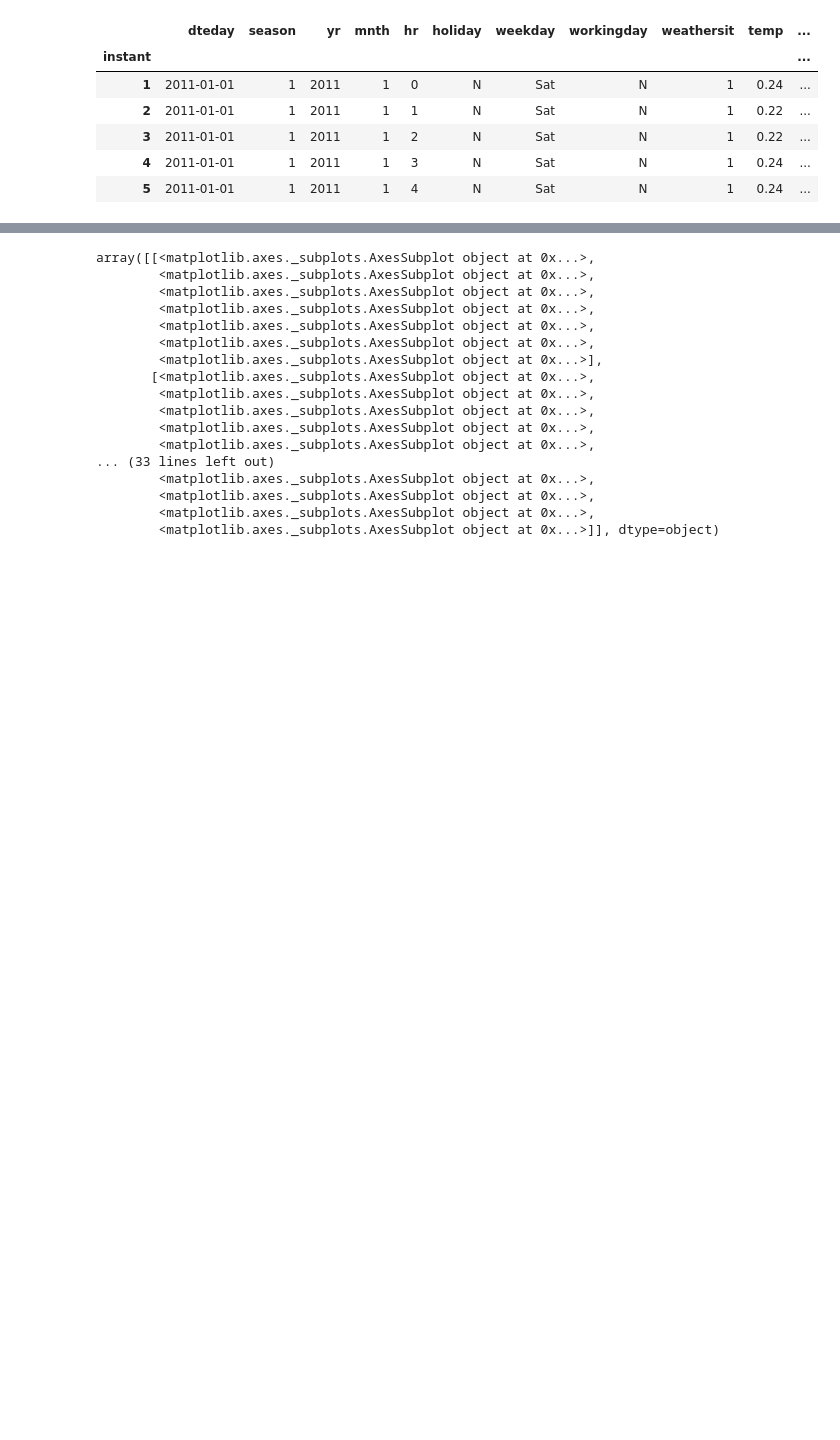
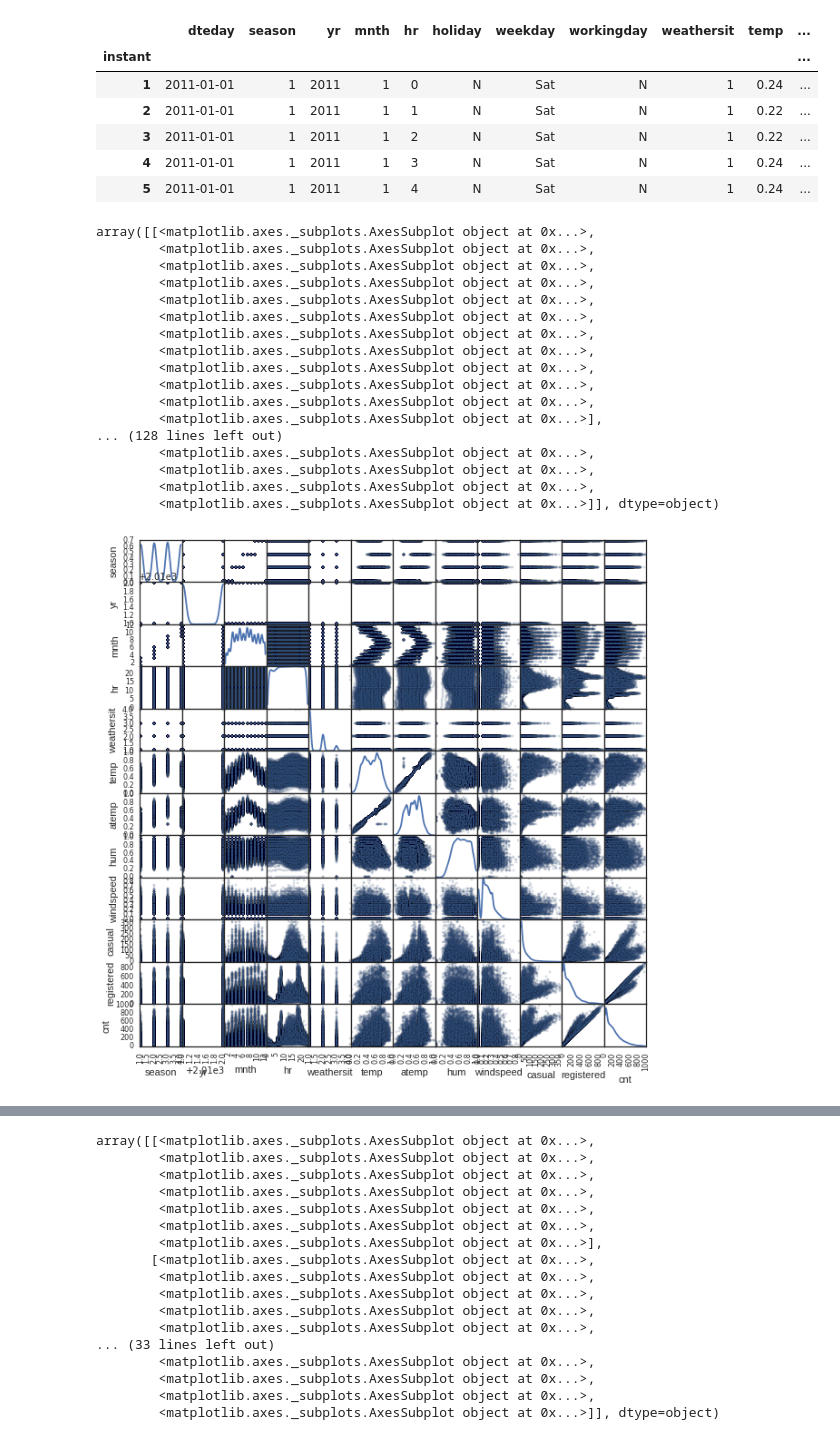
Before and after one commit to sallyi/ga_assignments, a Jupyter notebook: 02_Assignment.ipynb, the cells around one changed output, grey strips where cells are left out. Cells and saved outputs as stored; diff of their text form; code cells hidden in the pictures; blank space fills up the shorter version.

```diff
--- a/02_Assignment.ipynb
+++ b/02_Assignment.ipynb
@@ -88,3 +89,32 @@ bike.head()
 # %%
 # attempt to convert every value to a numeric type
 bike = bike.convert_objects(convert_numeric=True)
+# %%
+import numpy as np
+import pandas as pd
+from matplotlib import pyplot as plt
+import seaborn as sns
+
+sns.set_style('white')
+spat = pd.read_csv('../data/msleep.csv')
+spat.head()
+pd.scatter_matrix(bike, figsize=[10, 10], alpha=0.2, diagonal='kde') # kde
+# %% [output]
+array([[<matplotlib.axes._subplots.AxesSubplot object at 0x...>,
+        <matplotlib.axes._subplots.AxesSubplot object at 0x...>,
+        <matplotlib.axes._subplots.AxesSubplot object at 0x...>,
+        <matplotlib.axes._subplots.AxesSubplot object at 0x...>,
+        <matplotlib.axes._subplots.AxesSubplot object at 0x...>,
+        <matplotlib.axes._subplots.AxesSubplot object at 0x...>,
+        <matplotlib.axes._subplots.AxesSubplot object at 0x...>,
+        <matplotlib.axes._subplots.AxesSubplot object at 0x...>,
+        <matplotlib.axes._subplots.AxesSubplot object at 0x...>,
+        <matplotlib.axes._subplots.AxesSubplot object at 0x...>,
+        <matplotlib.axes._subplots.AxesSubplot object at 0x...>,
+        <matplotlib.axes._subplots.AxesSubplot object at 0x...>],
+... (128 lines left out)
+        <matplotlib.axes._subplots.AxesSubplot object at 0x...>,
+        <matplotlib.axes._subplots.AxesSubplot object at 0x...>,
+        <matplotlib.axes._subplots.AxesSubplot object at 0x...>,
+        <matplotlib.axes._subplots.AxesSubplot object at 0x...>]], dtype=object)
+[figure, added]
```
Also changed, not shown: parts of 7 cells of this notebook, 3 other files.
